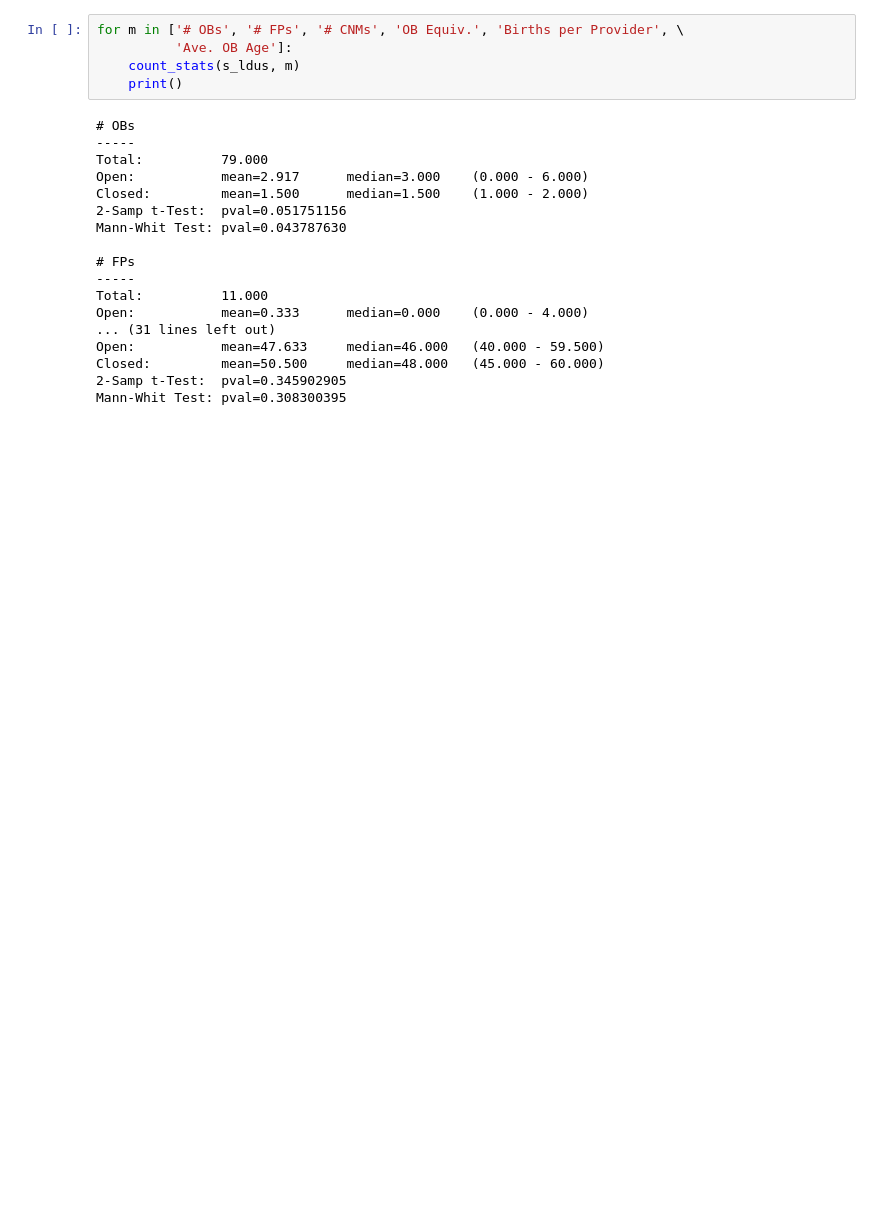
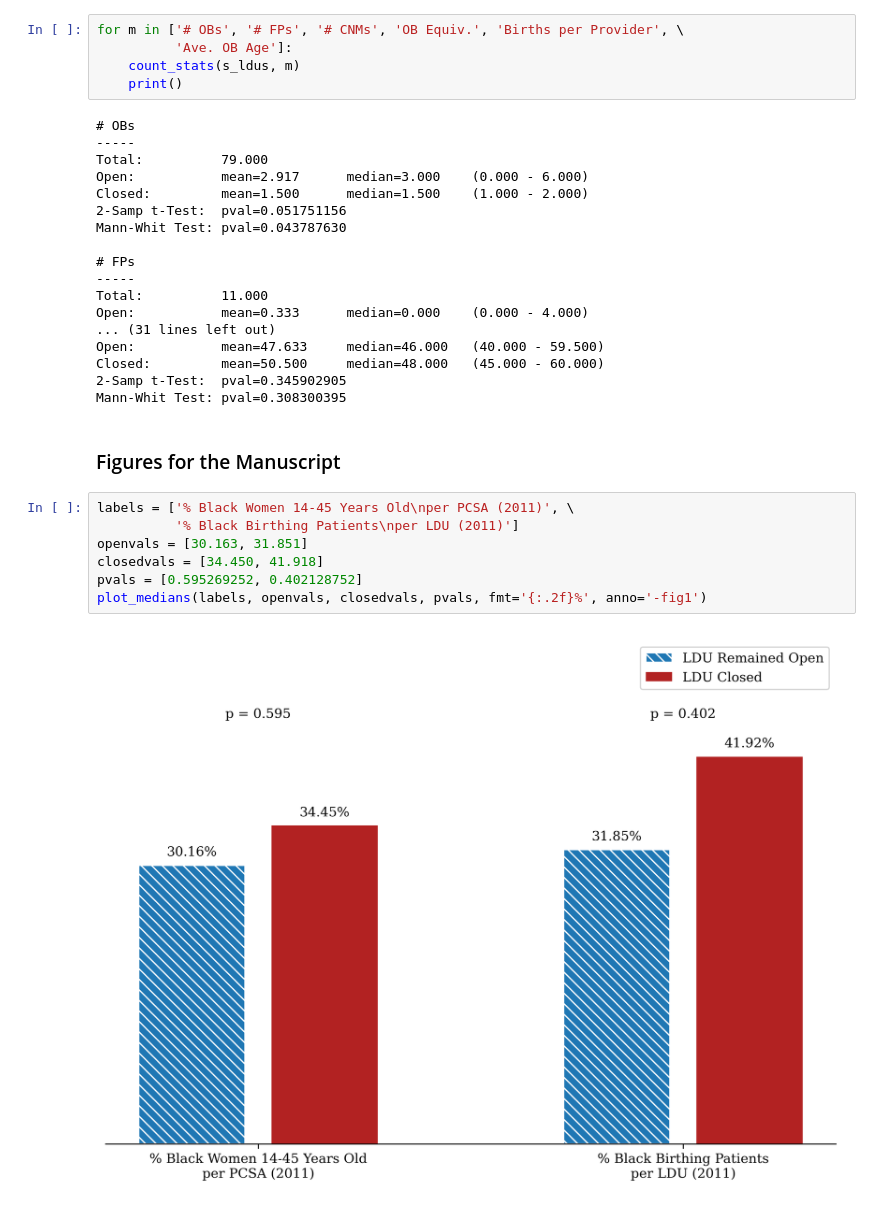
Before and after one commit to aecdaymude/GeorgiaLDUClosure, a Jupyter notebook: analysis.ipynb, the cells around one changed output. Drawn from its saved outputs; the diff is of its cells as text; blank space fills up the shorter version.

Commit message:
Added plotting functions for manuscript figures

```diff
--- a/analysis.ipynb
+++ b/analysis.ipynb
@@ -660,3 +660,14 @@ Open:           mean=47.633     median=46.000   (40.000 - 59.500)
 Closed:         mean=50.500     median=48.000   (45.000 - 60.000)
 2-Samp t-Test:  pval=0.345902905
 Mann-Whit Test: pval=0.308300395
+# %% [markdown]
+### Figures for the Manuscript
+# %%
+labels = ['% Black Women 14-45 Years Old\nper PCSA (2011)', \
+          '% Black Birthing Patients\nper LDU (2011)']
+openvals = [30.163, 31.851]
+closedvals = [34.450, 41.918]
+pvals = [0.595269252, 0.402128752]
+plot_medians(labels, openvals, closedvals, pvals, fmt='{:.2f}%', anno='-fig1')
+# %% [output]
+[figure, added]
```
Also changed, not shown: parts of 2 cells of this notebook, 2 other files.
